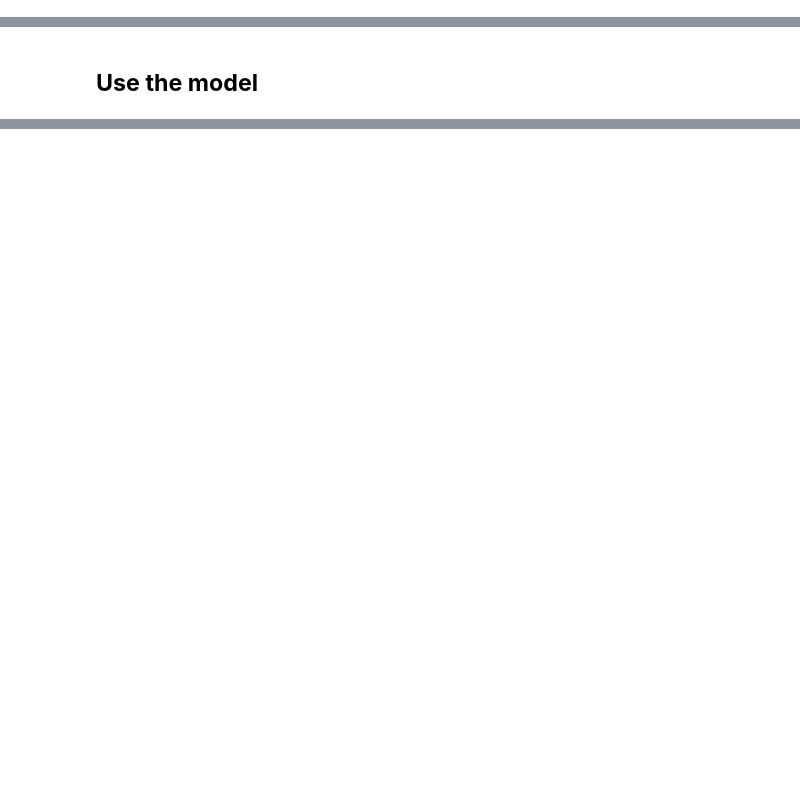
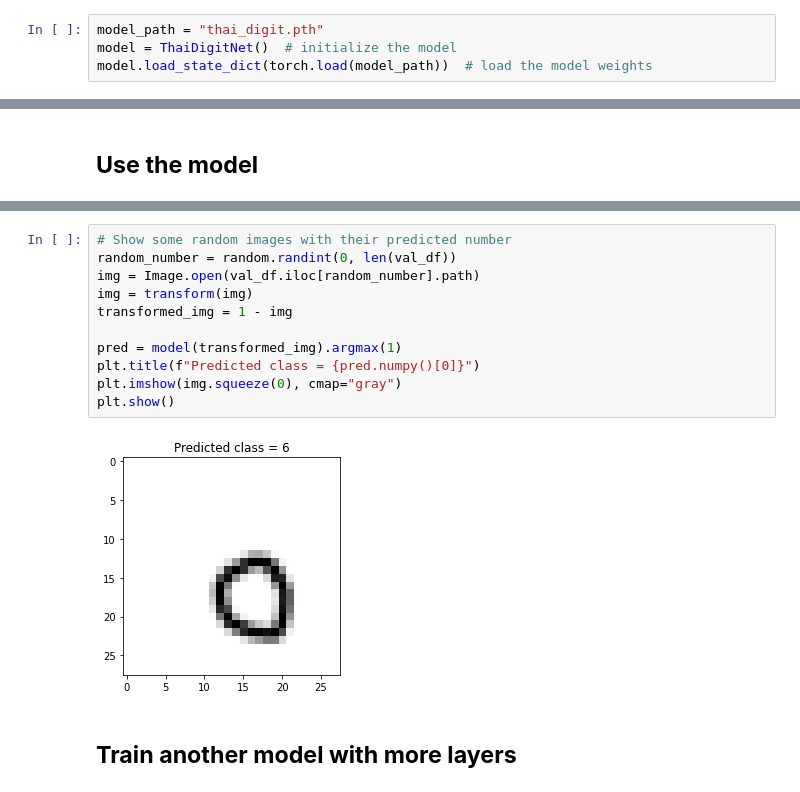
Before and after one commit to biodatlab/deep-learning-skooldio, a Jupyter notebook: 02_handwritten_recognition.ipynb, the cells around one changed output, grey strips where cells are left out. Drawn from its saved outputs; the diff is of its cells as text; blank space fills up the shorter version.

```diff
--- a/02_handwritten_recognition.ipynb
+++ b/02_handwritten_recognition.ipynb
@@ -185,0 +259,4 @@ for epoch in range(n_epochs):
+# %%
+model_path = "thai_digit.pth"
+model = ThaiDigitNet()  # initialize the model
+model.load_state_dict(torch.load(model_path))  # load the model weights
@@ -203,0 +301,15 @@ plt.show()
+# %%
+# Show some random images with their predicted number
+random_number = random.randint(0, len(val_df))
+img = Image.open(val_df.iloc[random_number].path)
+img = transform(img)
+transformed_img = 1 - img
+
+pred = model(transformed_img).argmax(1)
+plt.title(f"Predicted class = {pred.numpy()[0]}")
+plt.imshow(img.squeeze(0), cmap="gray")
+plt.show()
+# %% [output]
+[figure, added]
+# %% [markdown]
+## **Train another model with more layers**
```
Also changed, not shown: parts of 68 cells of this notebook.
